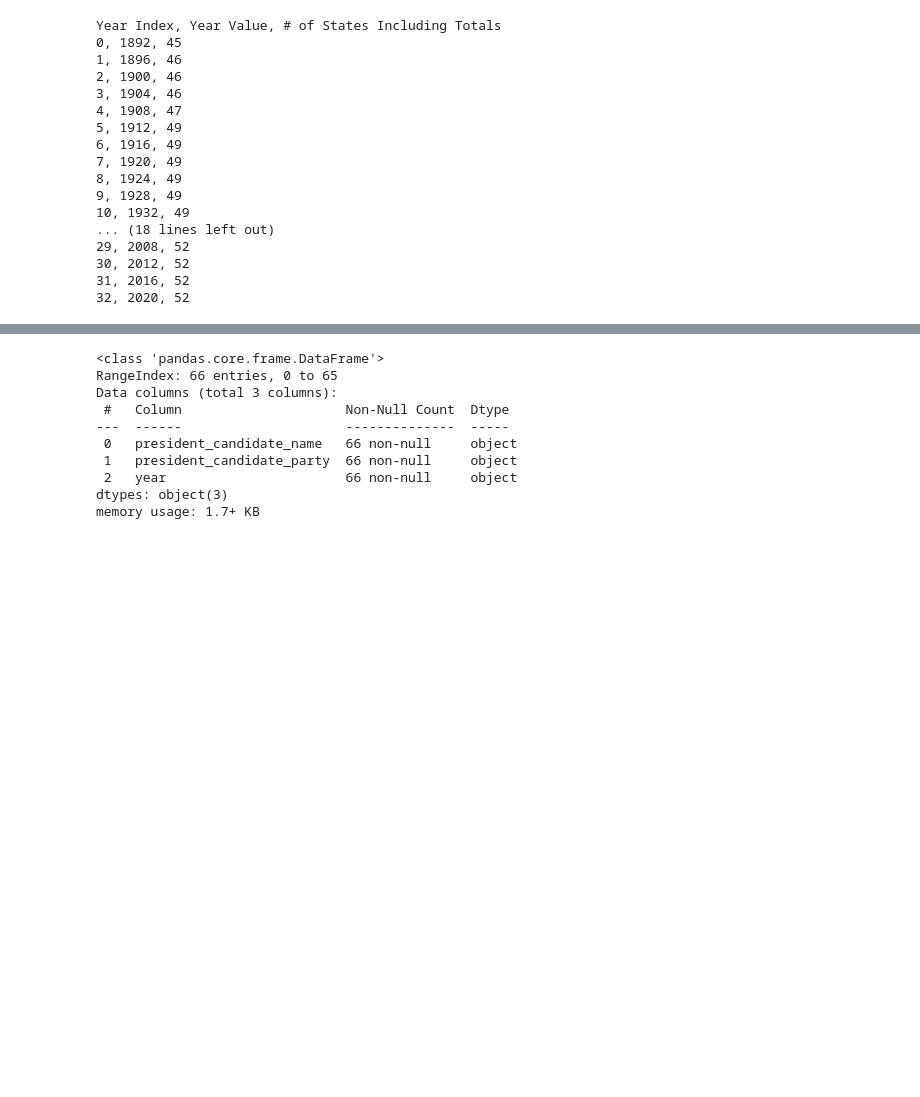
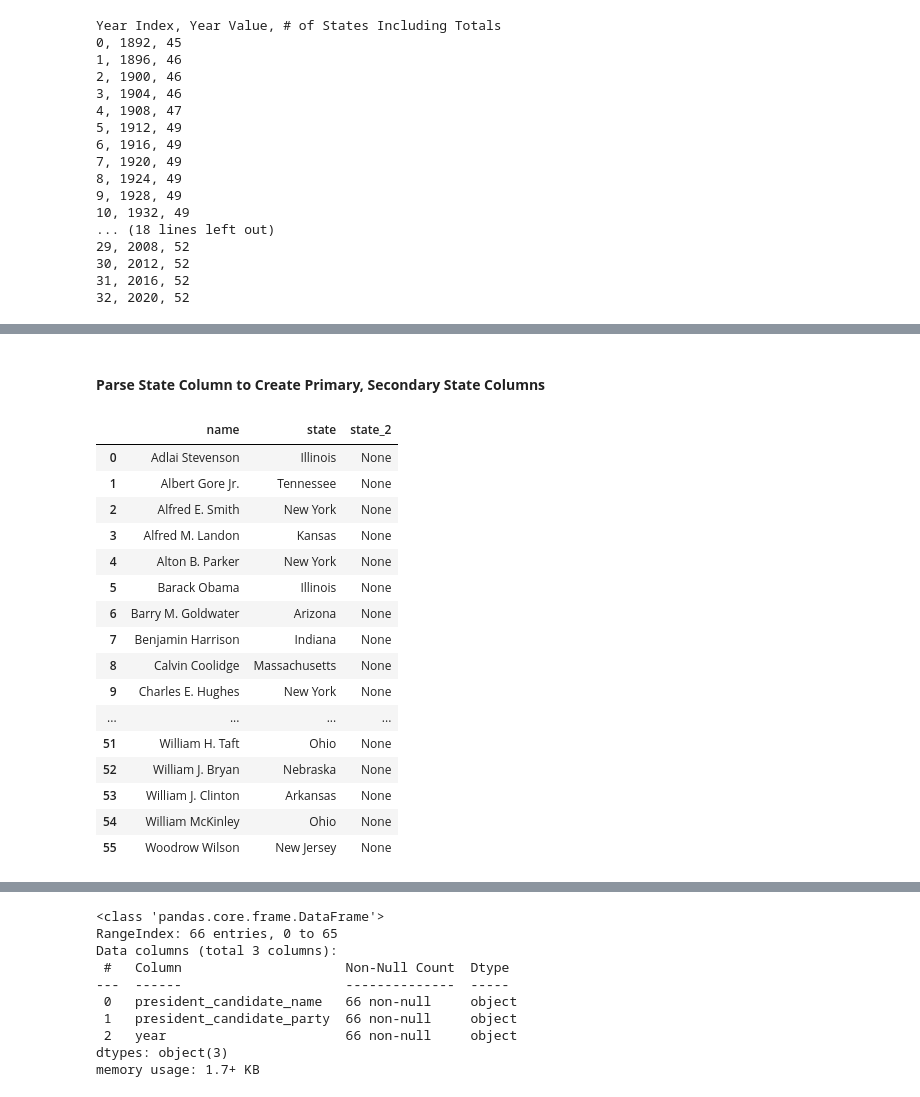
Before and after one commit to frederick-douglas-pearce/us-presidential-vote-analysis, a Jupyter notebook: step1_electoral_college_data.ipynb, the cells around one changed output, grey strips where cells are left out. Saved outputs shown, nothing was run; the diff lists cells and outputs as text; code cells hidden in the pictures; blank space fills up the shorter version.

```diff
--- a/step1_electoral_college_data.ipynb
+++ b/step1_electoral_college_data.ipynb
@@ -349,0 +393,2 @@ This section creates a Candidate fact table that will be written to Postgres in
+# %%
+candidates_df = t2_states_df[['president_candidate_name', 'president_candidate_state']].drop_duplicates().reset_index(drop=True)
@@ -349,0 +408,3 @@ This section creates a Candidate fact table that will be written to Postgres in
+# %%
+# Remove 'president_candidate_' prefix and change 'name' to 'full_name'
+candidates_df.columns = candidates_df.columns.str.replace("president_candidate_", "")
@@ -349,0 +441,2 @@ This section creates a Candidate fact table that will be written to Postgres in
+# %%
+candidates_df = candidates_df.groupby('name')['state'].agg(state=lambda x: "-".join(i if i is not None else "" for i in x)).reset_index()
@@ -349,0 +463,25 @@ This section creates a Candidate fact table that will be written to Postgres in
+# %% [markdown]
+#### **Parse State Column to Create Primary, Secondary State Columns**
+# %%
+# Take first split on candidate name to get first name (that's the easy one, lol)
+candidates_df[['state', 'state_2']] = candidates_df['state'].str.split("-", n=1, expand=True)
+candidates_df.loc[candidates_df['state']=="", 'state'] = None
+candidates_df
+# %% [output]
+|  | name | state | state_2 |
+| 0 | Adlai Stevenson | Illinois | None |
+| 1 | Albert Gore Jr. | Tennessee | None |
+| 2 | Alfred E. Smith | New York | None |
+| 3 | Alfred M. Landon | Kansas | None |
+| 4 | Alton B. Parker | New York | None |
+| 5 | Barack Obama | Illinois | None |
+| 6 | Barry M. Goldwater | Arizona | None |
+| 7 | Benjamin Harrison | Indiana | None |
+| 8 | Calvin Coolidge | Massachusetts | None |
+| 9 | Charles E. Hughes | New York | None |
+| ... | ... | ... | ... |
+| 51 | William H. Taft | Ohio | None |
+| 52 | William J. Bryan | Nebraska | None |
+| 53 | William J. Clinton | Arkansas | None |
+| 54 | William McKinley | Ohio | None |
+| 55 | Woodrow Wilson | New Jersey | None |
```
Also changed, not shown: parts of 48 cells of this notebook.
